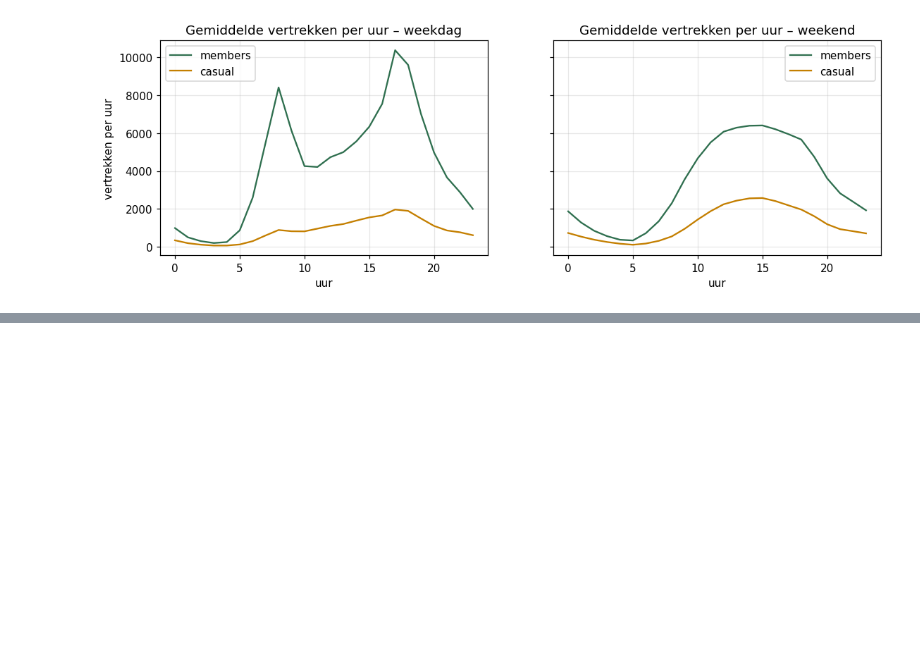
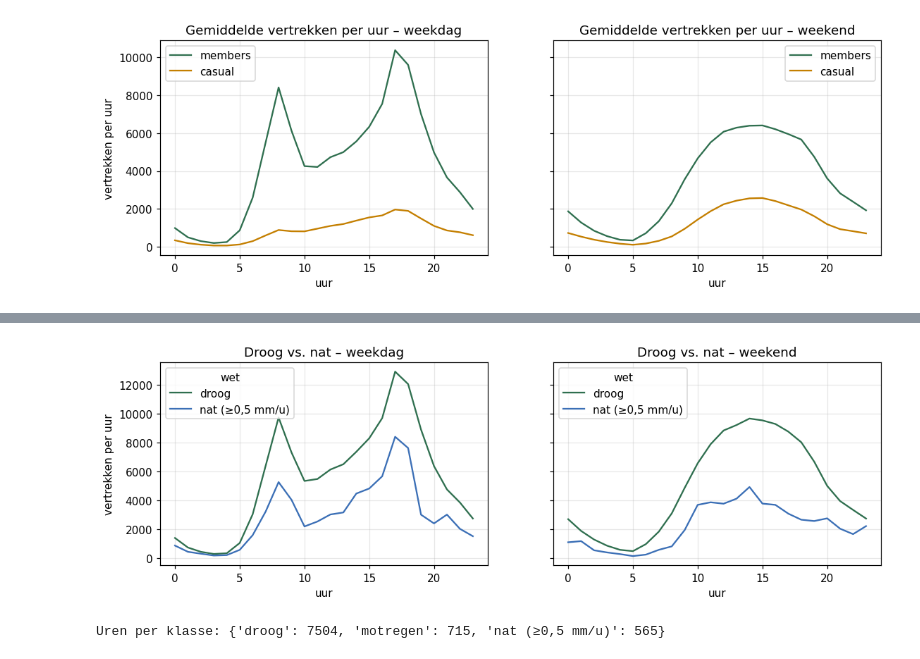
Before and after one commit to dmitcher7/CloudAI-Challenge, a Jupyter notebook: citi_bike/Kobe/Final/02_analyse_en_modellen.ipynb, the cells around one changed output, grey strips where cells are left out. Drawn from its saved outputs; the diff is of its cells as text; code cells hidden in the pictures; blank space fills up the shorter version.

```diff
--- a/citi_bike/Kobe/Final/02_analyse_en_modellen.ipynb
+++ b/citi_bike/Kobe/Final/02_analyse_en_modellen.ipynb
@@ -937,0 +172,12 @@ Bundle geschreven naar C:\Users\kobev\Documents\semester 1\3APPAI - Deep Learnin
+# %%
+city24["wet"] = np.where(city24["precipitation_mm"] >= 0.5, "nat (≥0,5 mm/u)", np.where(city24["precipitation_mm"] == 0, "droog", "motregen"))
+rain = city24[city24["wet"] != "motregen"].groupby(["daytype", "hour", "wet"])["trips"].mean().unstack()
+fig, axes = plt.subplots(1, 2, figsize=(12, 3.4), sharey=True)
+for ax, daytype in zip(axes, ["weekdag", "weekend"]):
+    rain.loc[daytype].plot(ax=ax, color=[GREEN, BLUE])
+    ax.set(title=f"Droog vs. nat – {daytype}", xlabel="uur", ylabel="vertrekken per uur")
+plt.show()
+print("Uren per klasse:", city24["wet"].value_counts().to_dict())
+# %% [output]
+[figure, added]
+Uren per klasse: {'droog': 7504, 'motregen': 715, 'nat (≥0,5 mm/u)': 565}
```
Also changed, not shown: parts of 184 cells of this notebook, 13 other files.
